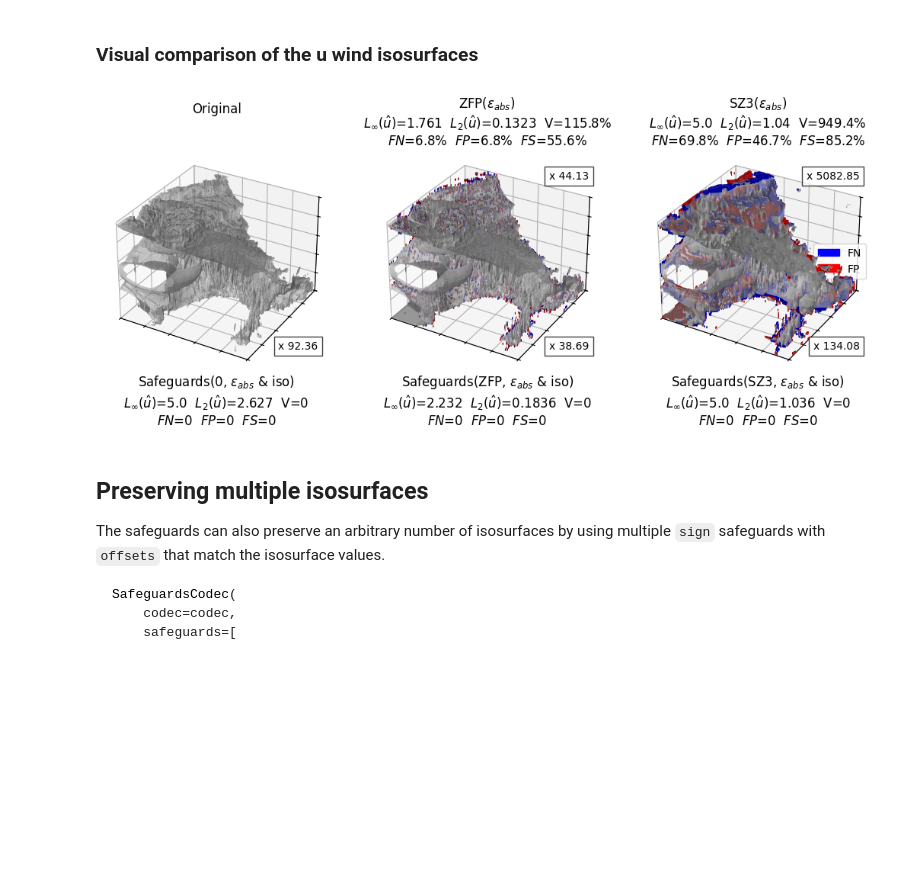
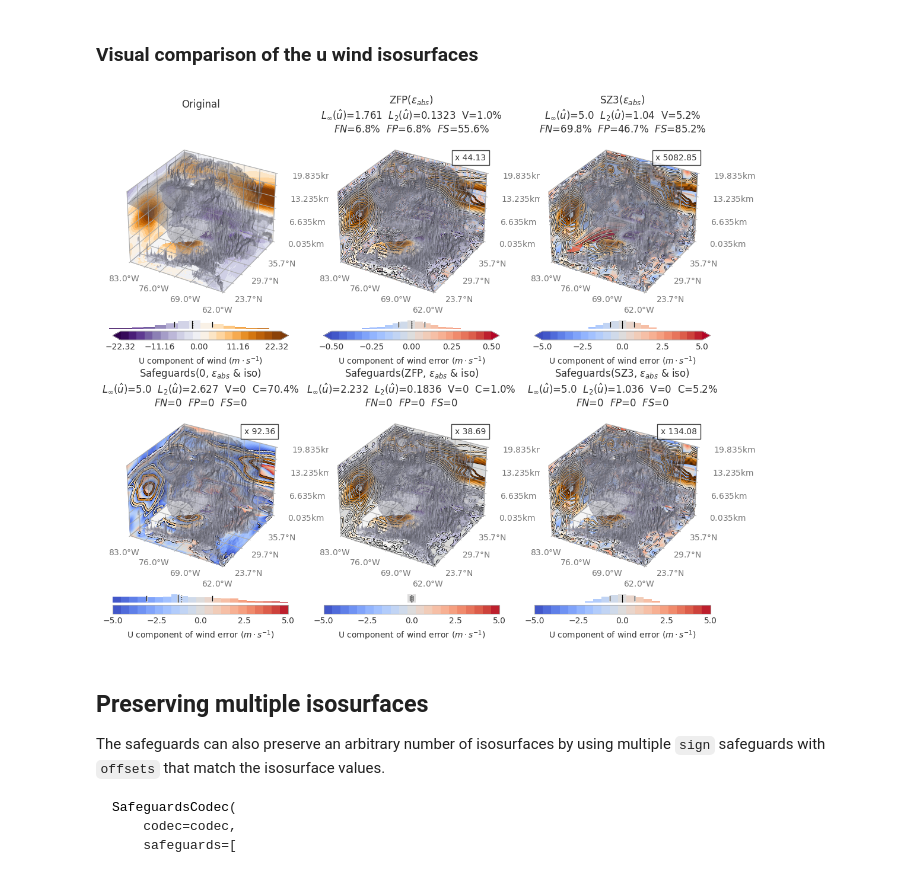
Before and after one commit to juntyr/compression-safeguards, a Jupyter notebook: examples/isosurface.ipynb, the cells around one changed output. Saved outputs shown, nothing was run; the diff lists cells and outputs as text; code cells hidden in the pictures; blank space fills up the shorter version.

Commit message:
improve isosurface plotting

```diff
--- a/examples/isosurface.ipynb
+++ b/examples/isosurface.ipynb
@@ -40,6 +39,9 @@ uf48 = (
     .astype(np.float32)
 )
 uf48[uf48 == 1.0e35] = np.nan
+# %%
+def compute_corrections_percentage(my_f: np.ndarray, f: np.ndarray) -> float:
+    return np.mean(~((my_f == f) | (np.isnan(my_f) & np.isnan(f))))
 # %%
 from numpy.lib.stride_tricks import sliding_window_view
 
@@ -276,0 +493,4 @@ plt.show()
+# %%
+plt.rcParams["xtick.color"] = "#AAAAAA"
+plt.rcParams["ytick.color"] = "#AAAAAA"
+plt.rcParams["axes.edgecolor"] = "#AAAAAA"
@@ -299,6 +612,13 @@ sz3 = Sz3(eb_mode="abs", eb_abs=eb_abs_u)
 uf48_sz3_enc = sz3.encode(uf48)
 uf48_sz3 = sz3.decode(uf48_sz3_enc)
 uf48_sz3_cr = uf48.nbytes / uf48_sz3_enc.nbytes
+# %%
+from numcodecs_zero import ZeroCodec
+
+zero = ZeroCodec()
+
+uf48_zero_enc = zero.encode(uf48)
+uf48_zero = zero.decode(uf48_zero_enc)
 # %% [markdown]
 ### Compressing u using the safeguards-wrapped lossy compressors
 
@@ -329,56 +648,104 @@ for codec in [
 # %% [markdown]
 ### Visual comparison of the u wind isosurfaces
 # %%
-fig = plt.figure(figsize=(13, 5))
-gs = gridspec.GridSpec(1, 3)
+fig = plt.figure(figsize=(13, 11))
+gs = gridspec.GridSpec(2, 3)
 
 plot_isosurface(
     uf48,
-    uf48_sg["zero"],
     uf48,
     1.0,
-    uf48_sg_cr["zero"],
-    fig.add_subplot(gs[0, 0], projection="3d"),
+    fig.add_subplot(gs[0, 0], projection="3d", computed_zorder=False),
     "Original",
-    r"Safeguards(0, $\epsilon_{abs}$ & iso)",
     "u",
+    r"U component of wind ($m \cdot s^{-1}$)",
     level=level_u,
+    my_span=0,
+    span=np.abs(level_u) * 10,
+    n=21,
 )
 plot_isosurface(
     uf48_zfp,
-    uf48_sg["zfp.rs"],
     uf48,
     uf48_zfp_cr,
-    uf48_sg_cr["zfp.rs"],
-    fig.add_subplot(gs[0, 1], projection="3d"),
+    fig.add_subplot(gs[0, 1], projection="3d", computed_zorder=False),
     r"ZFP($\epsilon_{abs}$)",
-    r"Safeguards(ZFP, $\epsilon_{abs}$ & iso)",
     "u",
+    r"U component of wind error ($m \cdot s^{-1}$)",
     level=level_u,
+    my_span=0.5,
+    span=np.abs(level_u) * 10,
+    n=21,
     error=True,
 )
 plot_isosurface(
     uf48_sz3,
+    uf48,
+    uf48_sz3_cr,
+    fig.add_subplot(gs[0, 2], projection="3d", computed_zorder=False),
+    r"SZ3($\epsilon_{abs}$)",
+    "u",
+    r"U component of wind error ($m \cdot s^{-1}$)",
+    level=level_u,
+    my_span=5,
+    span=np.abs(level_u) * 10,
+    n=21,
+    error=True,
+)
+
+plot_isosurface(
+    uf48_sg["zero"],
+    uf48,
+    uf48_sg_cr["zero"],
+    fig.add_subplot(gs[1, 0], projection="3d", computed_zorder=False),
+    r"Safeguards(0, $\epsilon_{abs}$ & iso)",
+    "u",
+    r"U component of wind error ($m \cdot s^{-1}$)",
+    level=level_u,
+    my_span=eb_abs_u,
+    span=np.abs(level_u) * 10,
+    n=21,
+    corr=uf48_zero,
+    error=True,
+)
+plot_isosurface(
+    uf48_sg["zfp.rs"],
+    uf48,
+    uf48_sg_cr["zfp.rs"],
+    fig.add_subplot(gs[1, 1], projection="3d", computed_zorder=False),
+    r"Safeguards(ZFP, $\epsilon_{abs}$ & iso)",
+    "u",
+    r"U component of wind error ($m \cdot s^{-1}$)",
+    level=level_u,
+    my_span=eb_abs_u,
+    span=np.abs(level_u) * 10,
+    n=21,
+    corr=uf48_zfp,
+    error=True,
+)
+plot_isosurface(
     uf48_sg["sz3.rs"],
     uf48,
-    uf48_sz3_cr,
     uf48_sg_cr["sz3.rs"],
-    fig.add_subplot(gs[0, 2], projection="3d"),
-    r"SZ3($\epsilon_{abs}$)",
+    fig.add_subplot(gs[1, 2], projection="3d", computed_zorder=False),
     r"Safeguards(SZ3, $\epsilon_{abs}$ & iso)",
     "u",
+    r"U component of wind error ($m \cdot s^{-1}$)",
     level=level_u,
+    my_span=eb_abs_u,
+    span=np.abs(level_u) * 10,
+    n=21,
+    corr=uf48_sz3,
     error=True,
-    legend=True,
 )
 
 plt.tight_layout()
 
 plt.savefig("isosurface-u.pdf", dpi=300)
 
 plt.show()
 # %% [output]
-[figure, old version]
+[figure, new version]
 # %% [markdown]
 ## Preserving multiple isosurfaces
 
```
Also changed, not shown: parts of 8 cells of this notebook.
